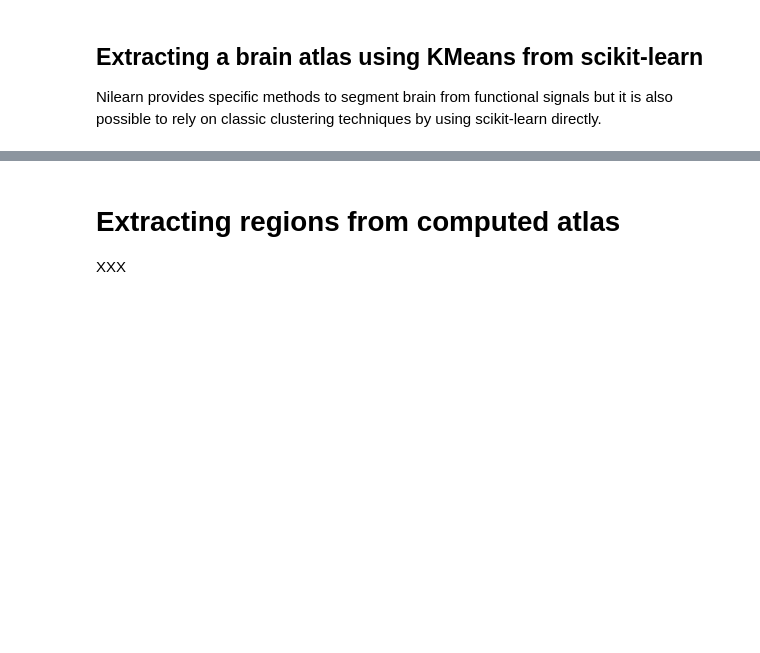
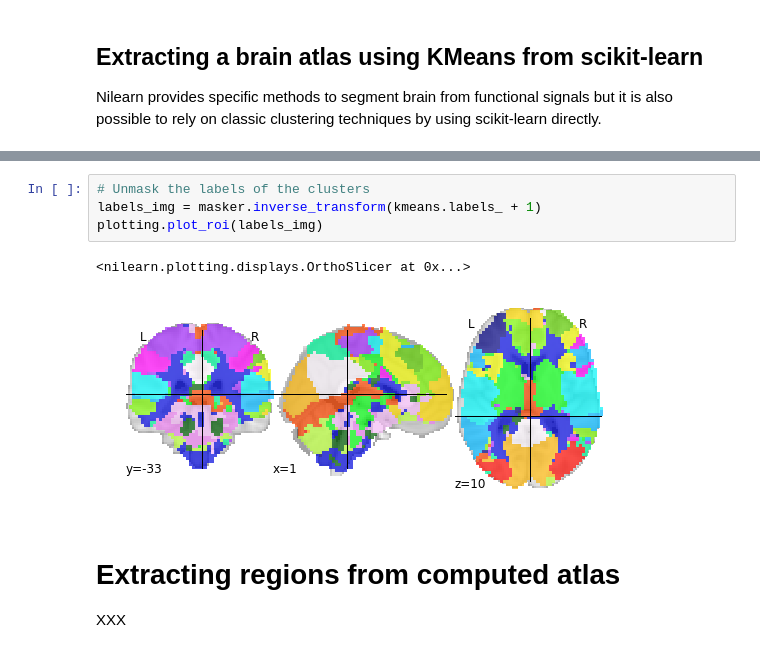
Before and after one commit to mrahim/nilearn_tutorials, a Jupyter notebook: brain_decomposition.ipynb, the cells around one changed output, grey strips where cells are left out. Cells and saved outputs as stored; diff of their text form; blank space fills up the shorter version.

```diff
--- a/brain_decomposition.ipynb
+++ b/brain_decomposition.ipynb
@@ -142,3 +170,10 @@ Nilearn provides specific methods to segment brain from functional signals but i
+# %%
+# Unmask the labels of the clusters
+labels_img = masker.inverse_transform(kmeans.labels_ + 1)
+plotting.plot_roi(labels_img)
+# %% [output]
+<nilearn.plotting.displays.OrthoSlicer at 0x...>
+[figure, added]
 # %% [markdown]
 # Extracting regions from computed atlas
 
```
Also changed, not shown: parts of 3 cells of this notebook, 1 other file.
